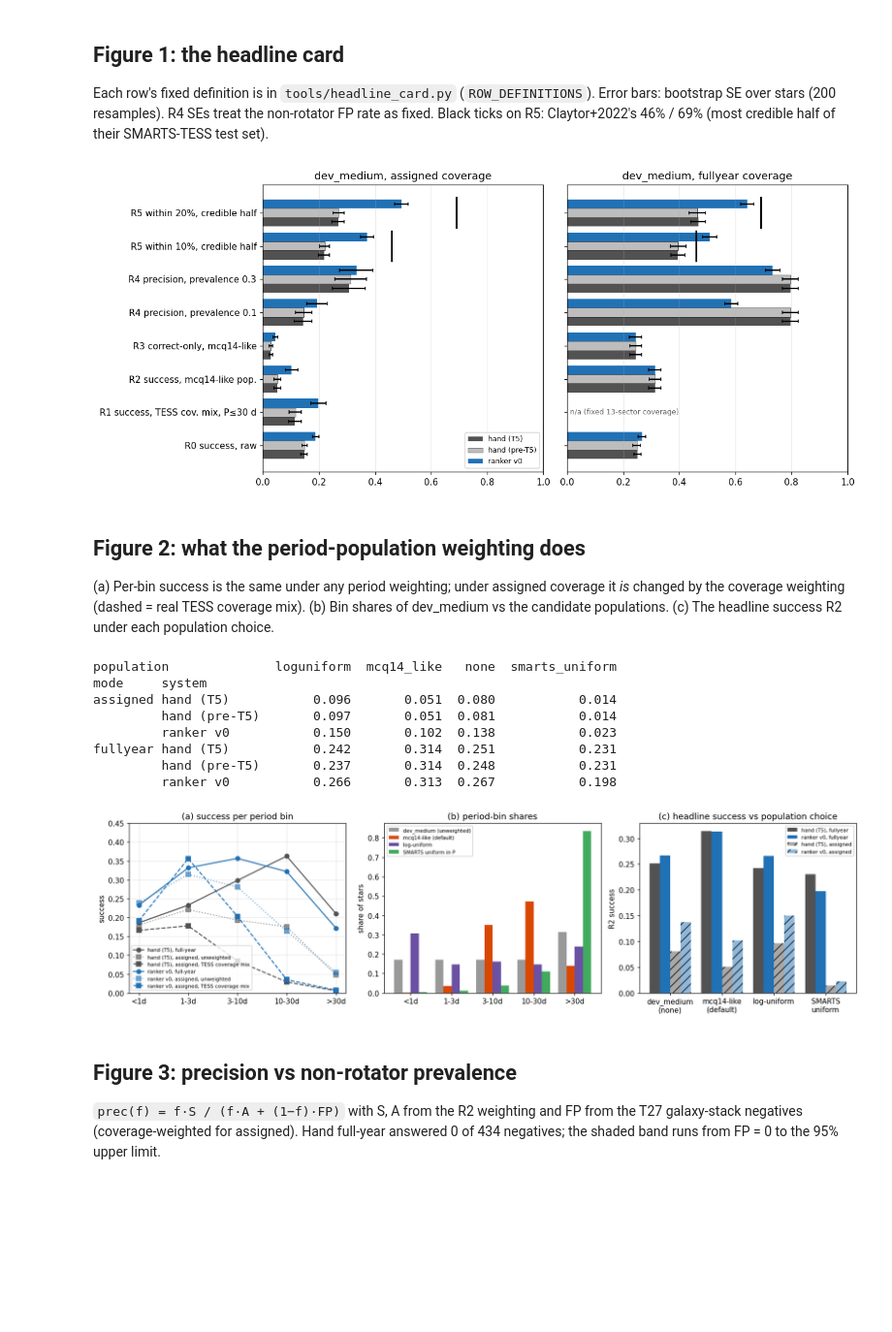
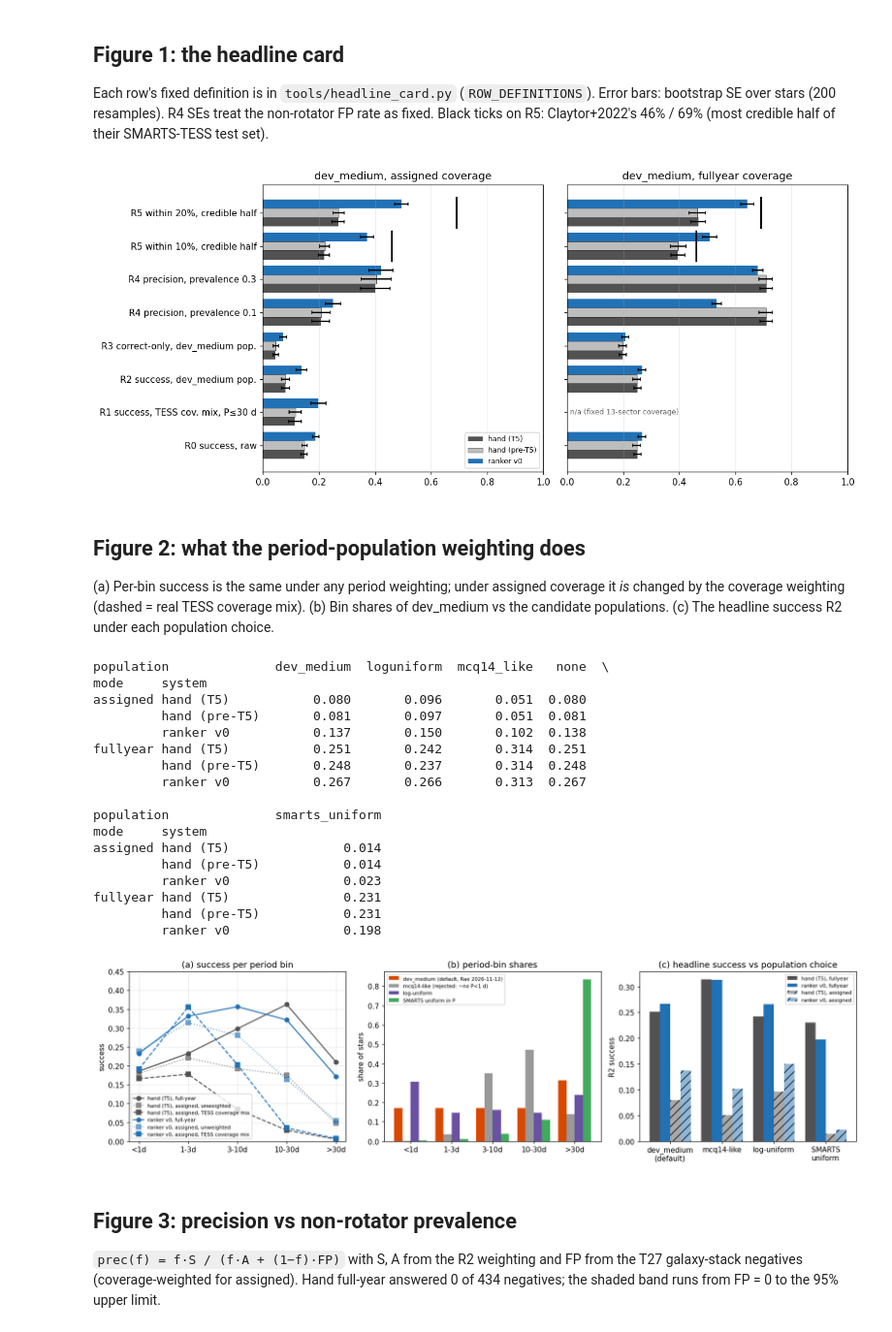
Before and after one commit to rae-holcomb/ss_redevelopment, a Jupyter notebook: reports/2026-11-12_headline-card/notebook.ipynb, the cells around one changed output. Shown at 97% size. Drawn from its saved outputs; the diff is of its cells as text; code cells hidden in the pictures; blank space fills up the shorter version.

Commit message:
Headline card: default period population = dev_medium (Rae), not McQuillan-like; card, figures, README regenerated
Co-Authored-By: Claude Opus 5.5 <noreply@anthropic.com>

```diff
--- a/reports/2026-11-12_headline-card/notebook.ipynb
+++ b/reports/2026-11-12_headline-card/notebook.ipynb
@@ -42,7 +42,7 @@ print((D / 'card_assigned.md').read_text()); print((D / 'card_fullyear.md').read
 Each row's fixed definition is in `tools/headline_card.py` (`ROW_DEFINITIONS`). Error bars: bootstrap SE over stars (200 resamples). R4 SEs treat the non-rotator FP rate as fixed. Black ticks on R5: Claytor+2022's 46% / 69% (most credible half of their SMARTS-TESS test set).
 # %%
 ROWS = [('R0 success, raw', 'R0_success_raw', None), ('R1 success, TESS cov. mix, P≤30 d', 'R1_success_tess_cov_P30', None),
-        ('R2 success, mcq14-like pop.', 'R2_success_pop', None), ('R3 correct-only, mcq14-like', 'R3_correct_pop', None),
+        ('R2 success, dev_medium pop.', 'R2_success_pop', None), ('R3 correct-only, dev_medium pop.', 'R3_correct_pop', None),
         ('R4 precision, prevalence 0.1', 'R4_precision', '0.1'), ('R4 precision, prevalence 0.3', 'R4_precision', '0.3'),
         ('R5 within 10%, credible half', 'R5_within10_half', None), ('R5 within 20%, credible half', 'R5_within20_half', None)]
 fig, axes = plt.subplots(1, 2, figsize=(12, 5.2), sharey=True)
@@ -64,7 +64,7 @@ for ax, mode in zip(axes, ['assigned', 'fullyear']):
 axes[0].legend(fontsize=8, loc='lower right')
 fig.tight_layout(); fig.savefig(F / 'fig1_headline_card.png', bbox_inches='tight')
 # %% [output]
-[figure, old version]
+[figure, new version]
 # %% [markdown]
 ## Figure 2: what the period-population weighting does
 
@@ -72,38 +72,47 @@ fig.tight_layout(); fig.savefig(F / 'fig1_headline_card.png', bbox_inches='tight
 # %%
 fig, (a1, a2, a3) = plt.subplots(1, 3, figsize=(15, 4.2))
 x = np.arange(len(BINS))
 for s in ['hand (T5)', 'ranker v0']:
     fy = per_bin[(per_bin['mode'] == 'fullyear') & (per_bin.system == s)].set_index('bin').loc[BINS]
     asg = per_bin[(per_bin['mode'] == 'assigned') & (per_bin.system == s)].set_index('bin').loc[BINS]
     a1.plot(x, fy.success, 'o-', color=COL[s], label=f'{s}, full-year')
     a1.plot(x, asg.success, 's:', color=COL[s], alpha=0.6, label=f'{s}, assigned, unweighted')
     a1.plot(x, asg.success_covw, 's--', color=COL[s], label=f'{s}, assigned, TESS coverage mix')
 a1.set_xticks(x, BINS); a1.set_ylabel('success'); a1.set_ylim(0, 0.45); a1.legend(fontsize=7); a1.grid(alpha=.3)
 a1.set_title('(a) success per period bin')
 w = 0.2
-for j, (k, lab, c) in enumerate([('dev_medium', 'dev_medium (unweighted)', '0.6'), ('mcq14_like', 'mcq14-like (default)', '#d94801'),
+for j, (k, lab, c) in enumerate([('dev_medium', 'dev_medium (default, Rae 2026-11-12)', '#d94801'), ('mcq14_like', 'mcq14-like (rejected: ~no P<1 d)', '0.6'),
                                  ('loguniform', 'log-uniform', '#6a51a3'), ('smarts_uniform', 'SMARTS uniform in P', '#41ab5d')]):
     a2.bar(x + (j - 1.5) * w, shares[k], w, color=c, label=lab)
 a2.set_xticks(x, BINS); a2.set_ylabel('share of stars'); a2.legend(fontsize=7); a2.set_title('(b) period-bin shares')
-pops = ['none', 'mcq14_like', 'loguniform', 'smarts_uniform']
+pops = ['dev_medium', 'mcq14_like', 'loguniform', 'smarts_uniform']
 for j, (mode, s) in enumerate([('fullyear', 'hand (T5)'), ('fullyear', 'ranker v0'), ('assigned', 'hand (T5)'), ('assigned', 'ranker v0')]):
     g = sens[(sens['mode'] == mode) & (sens.system == s)].set_index('population').loc[pops]
     a3.bar(np.arange(4) + (j - 1.5) * w, g.success, w, color=COL[s], alpha=1 if mode == 'fullyear' else 0.5,
            hatch=None if mode == 'fullyear' else '//', label=f'{s}, {mode}')
-a3.set_xticks(np.arange(4), ['dev_medium\n(none)', 'mcq14-like\n(default)', 'log-uniform', 'SMARTS\nuniform']); a3.legend(fontsize=7)
+a3.set_xticks(np.arange(4), ['dev_medium\n(default)', 'mcq14-like', 'log-uniform', 'SMARTS\nuniform']); a3.legend(fontsize=7)
 a3.set_ylabel('R2 success'); a3.set_title('(c) headline success vs population choice')
 fig.tight_layout(); fig.savefig(F / 'fig2_population_weighting.png', bbox_inches='tight')
 print(sens.pivot_table(index=['mode', 'system'], columns='population', values='success').round(3))
 # %% [output]
-population              loguniform  mcq14_like   none  smarts_uniform
+population              dev_medium  loguniform  mcq14_like   none  \
 mode     system
-assigned hand (T5)           0.096       0.051  0.080           0.014
-         hand (pre-T5)       0.097       0.051  0.081           0.014
-         ranker v0           0.150       0.102  0.138           0.023
-fullyear hand (T5)           0.242       0.314  0.251           0.231
-         hand (pre-T5)       0.237       0.314  0.248           0.231
-         ranker v0           0.266       0.313  0.267           0.198
+assigned hand (T5)           0.080       0.096       0.051  0.080
+         hand (pre-T5)       0.081       0.097       0.051  0.081
+         ranker v0           0.137       0.150       0.102  0.138
+fullyear hand (T5)           0.251       0.242       0.314  0.251
+         hand (pre-T5)       0.248       0.237       0.314  0.248
+         ranker v0           0.267       0.266       0.313  0.267
+
+population              smarts_uniform
+mode     system
+assigned hand (T5)               0.014
+         hand (pre-T5)           0.014
+         ranker v0               0.023
+fullyear hand (T5)               0.231
+         hand (pre-T5)           0.231
+         ranker v0               0.198
-[figure, old version]
+[figure, new version]
 # %% [markdown]
 ## Figure 3: precision vs non-rotator prevalence
 
```
Also changed, not shown: parts of 2 cells of this notebook, 15 other files.
